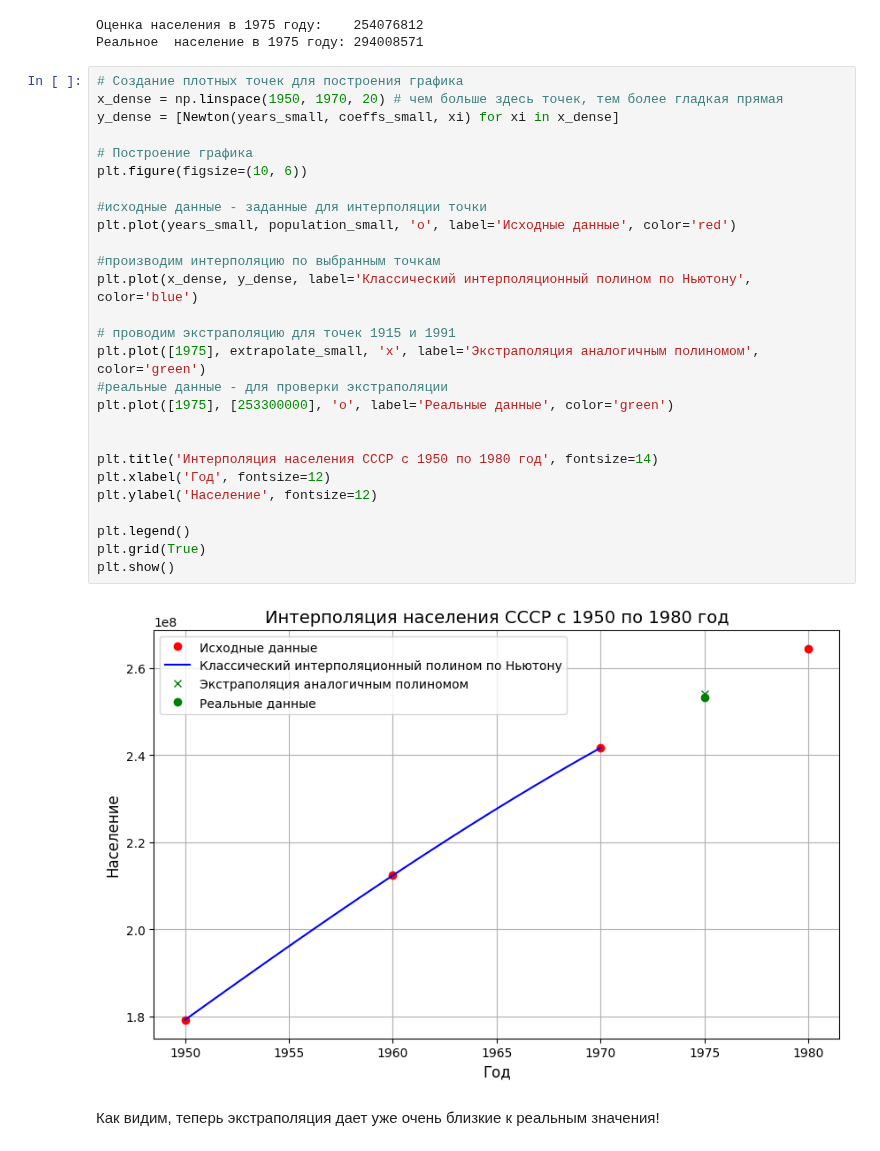
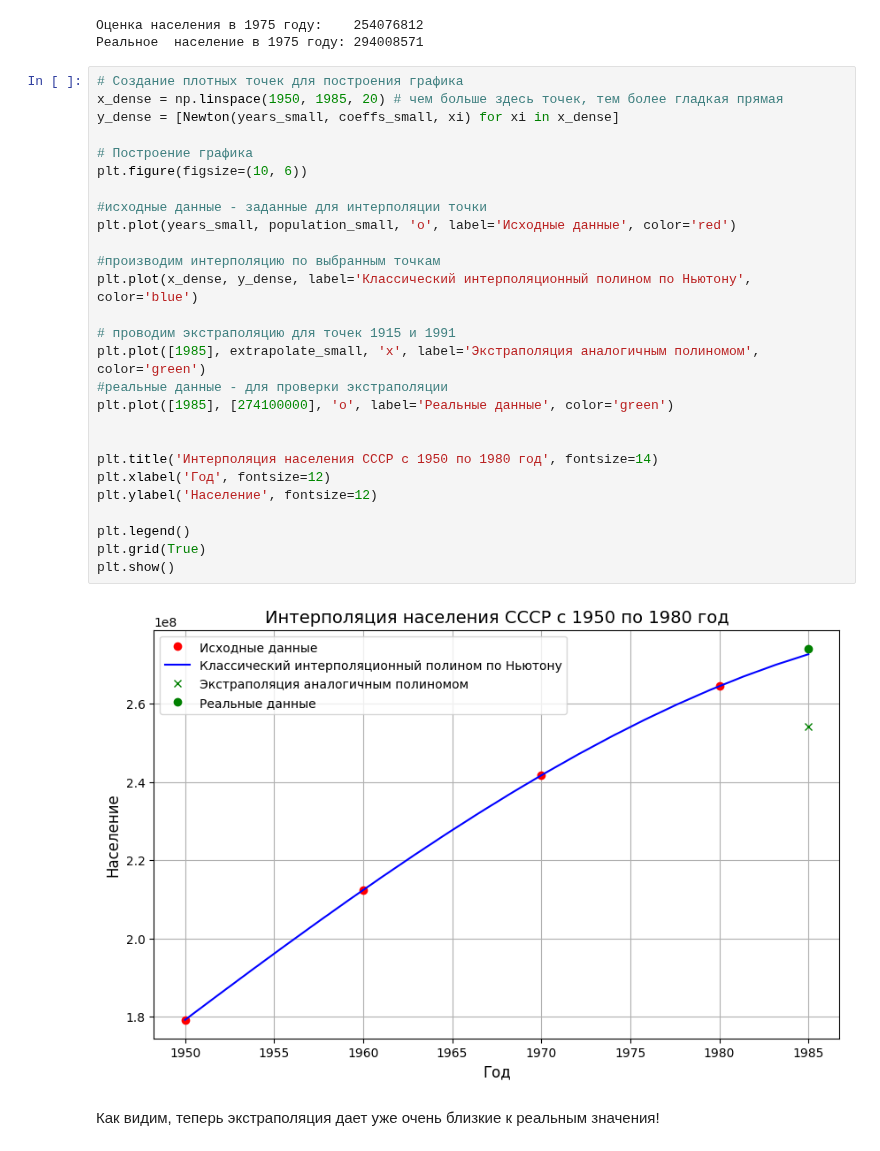
Before and after one commit to oncoming-lane/computational_mathematics, a Jupyter notebook: lab4/lab4.ipynb, the cells around one changed output. Saved outputs shown, nothing was run; the diff lists cells and outputs as text.

```diff
--- a/lab4/lab4.ipynb
+++ b/lab4/lab4.ipynb
@@ -237,33 +238,33 @@ print(f"Реальное  население в {year} году: {y_true[l]:.0f}
 Реальное  население в 1975 году: 294008571
 # %%
 # Создание плотных точек для построения графика
-x_dense = np.linspace(1950, 1970, 20) # чем больше здесь точек, тем более гладкая прямая
+x_dense = np.linspace(1950, 1985, 20) # чем больше здесь точек, тем более гладкая прямая
 y_dense = [Newton(years_small, coeffs_small, xi) for xi in x_dense]
 
 # Построение графика
 plt.figure(figsize=(10, 6))
 
 #исходные данные - заданные для интерполяции точки
 plt.plot(years_small, population_small, 'o', label='Исходные данные', color='red')
 
 #производим интерполяцию по выбранным точкам
 plt.plot(x_dense, y_dense, label='Классический интерполяционный полином по Ньютону', color='blue')
 
 # проводим экстраполяцию для точек 1915 и 1991
-plt.plot([1975], extrapolate_small, 'x', label='Экстраполяция аналогичным полиномом', color='green')
+plt.plot([1985], extrapolate_small, 'x', label='Экстраполяция аналогичным полиномом', color='green')
 #реальные данные - для проверки экстраполяции
-plt.plot([1975], [253300000], 'o', label='Реальные данные', color='green')
+plt.plot([1985], [274100000], 'o', label='Реальные данные', color='green')
 
 
 plt.title('Интерполяция населения СССР с 1950 по 1980 год', fontsize=14)
 plt.xlabel('Год', fontsize=12)
 plt.ylabel('Население', fontsize=12)
 
 plt.legend()
 plt.grid(True)
 plt.show()
 # %% [output]
-[figure, old version]
+[figure, new version]
 # %% [markdown]
 Как видим, теперь экстраполяция дает уже очень близкие к реальным значения!
 # %% [markdown]
```
Also changed, not shown: parts of 15 cells of this notebook.
